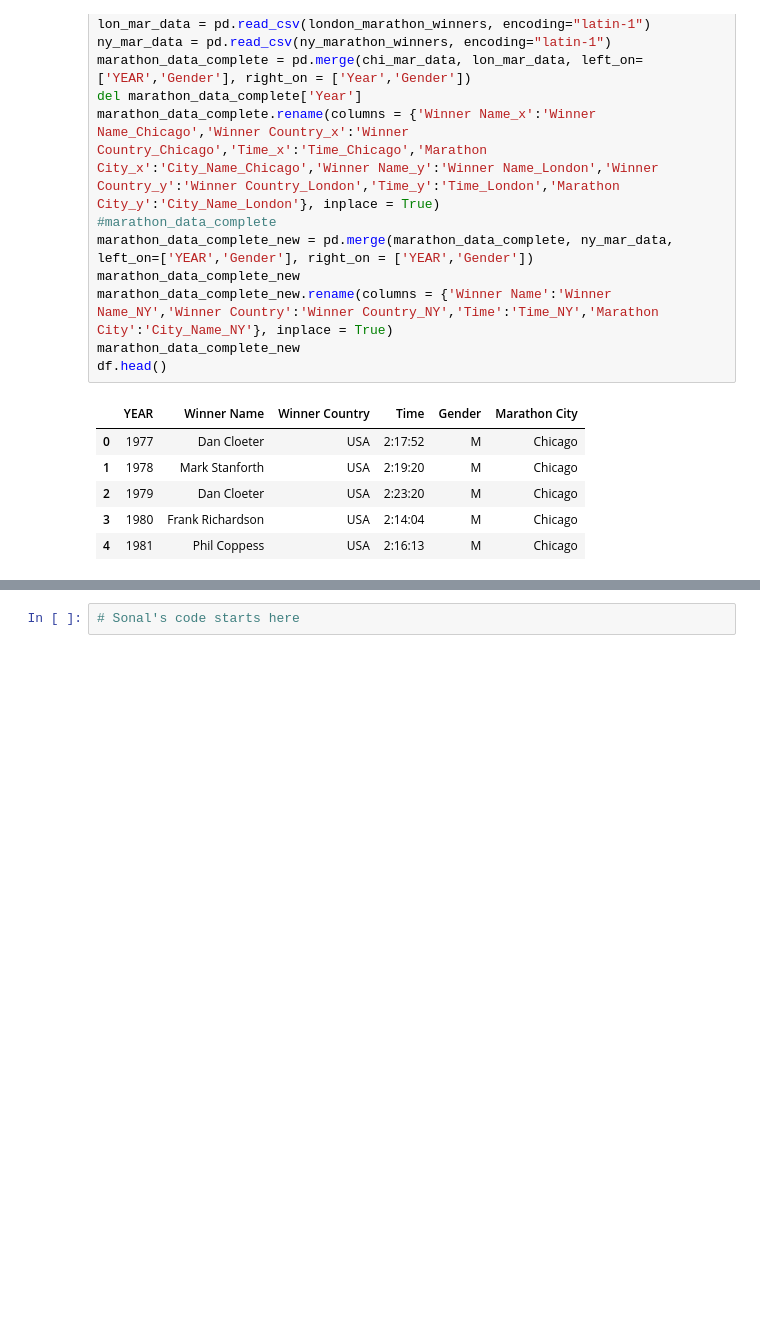
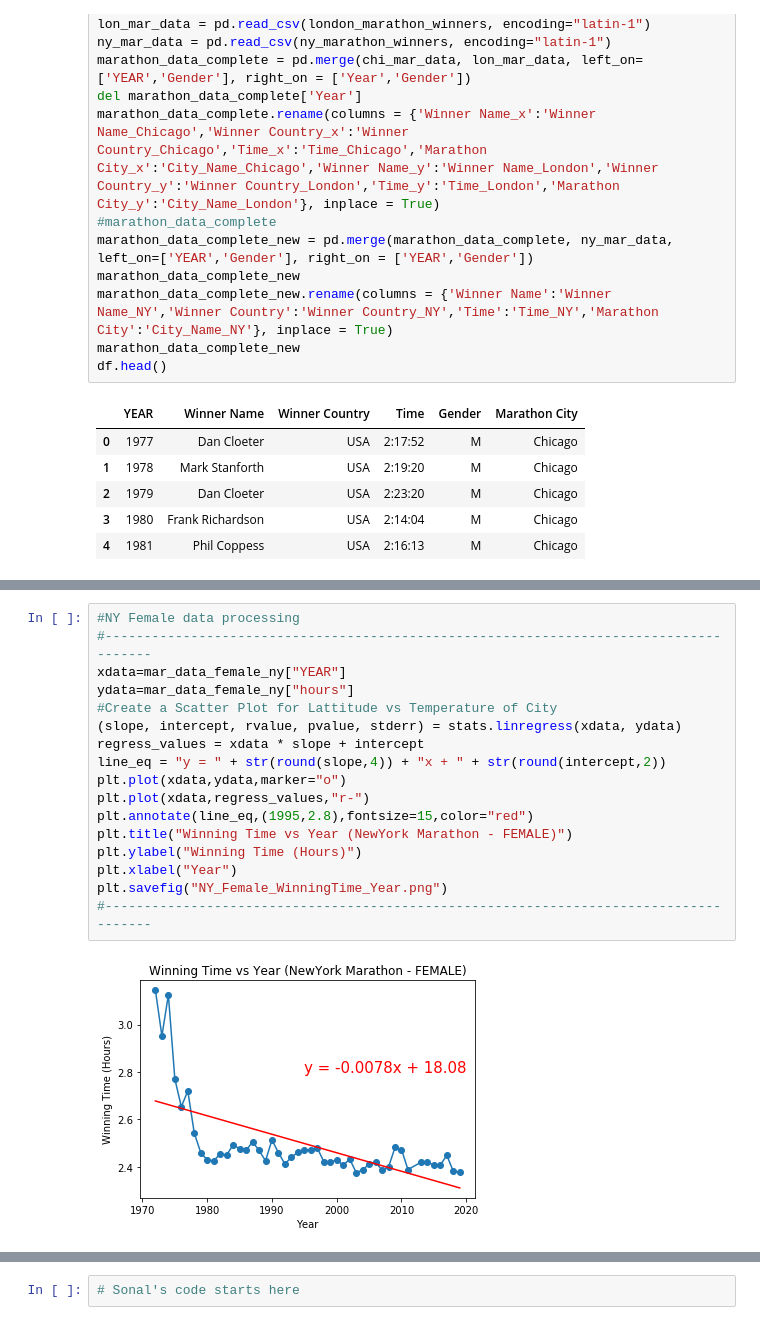
Before and after one commit to bhlynch/project_one, a Jupyter notebook: Team_MarathonRunners_Project_One.ipynb, the cells around one changed output, grey strips where cells are left out. Cells and saved outputs as stored; diff of their text form; blank space fills up the shorter version.

```diff
--- a/Team_MarathonRunners_Project_One.ipynb
+++ b/Team_MarathonRunners_Project_One.ipynb
@@ -36,0 +103,19 @@ df.head()
+# %%
+#NY Female data processing
+#--------------------------------------------------------------------------------------
+xdata=mar_data_female_ny["YEAR"]
+ydata=mar_data_female_ny["hours"]
+#Create a Scatter Plot for Lattitude vs Temperature of City
+(slope, intercept, rvalue, pvalue, stderr) = stats.linregress(xdata, ydata)
+regress_values = xdata * slope + intercept
+line_eq = "y = " + str(round(slope,4)) + "x + " + str(round(intercept,2))
+plt.plot(xdata,ydata,marker="o")
+plt.plot(xdata,regress_values,"r-")
+plt.annotate(line_eq,(1995,2.8),fontsize=15,color="red")
+plt.title("Winning Time vs Year (NewYork Marathon - FEMALE)")
+plt.ylabel("Winning Time (Hours)")
+plt.xlabel("Year")
+plt.savefig("NY_Female_WinningTime_Year.png")
+#--------------------------------------------------------------------------------------
+# %% [output]
+[figure, added]
```
Also changed, not shown: parts of 19 cells of this notebook.
